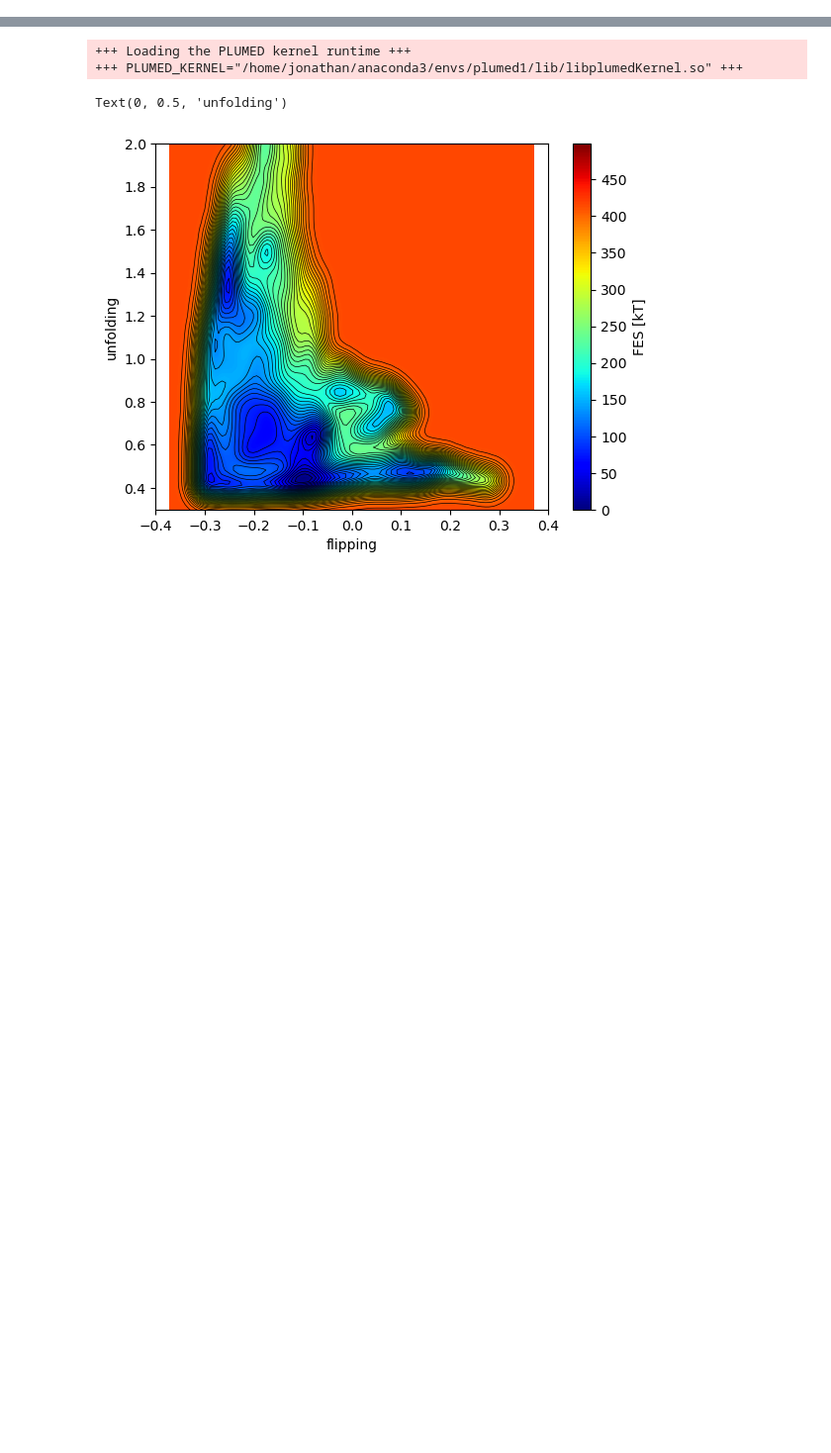
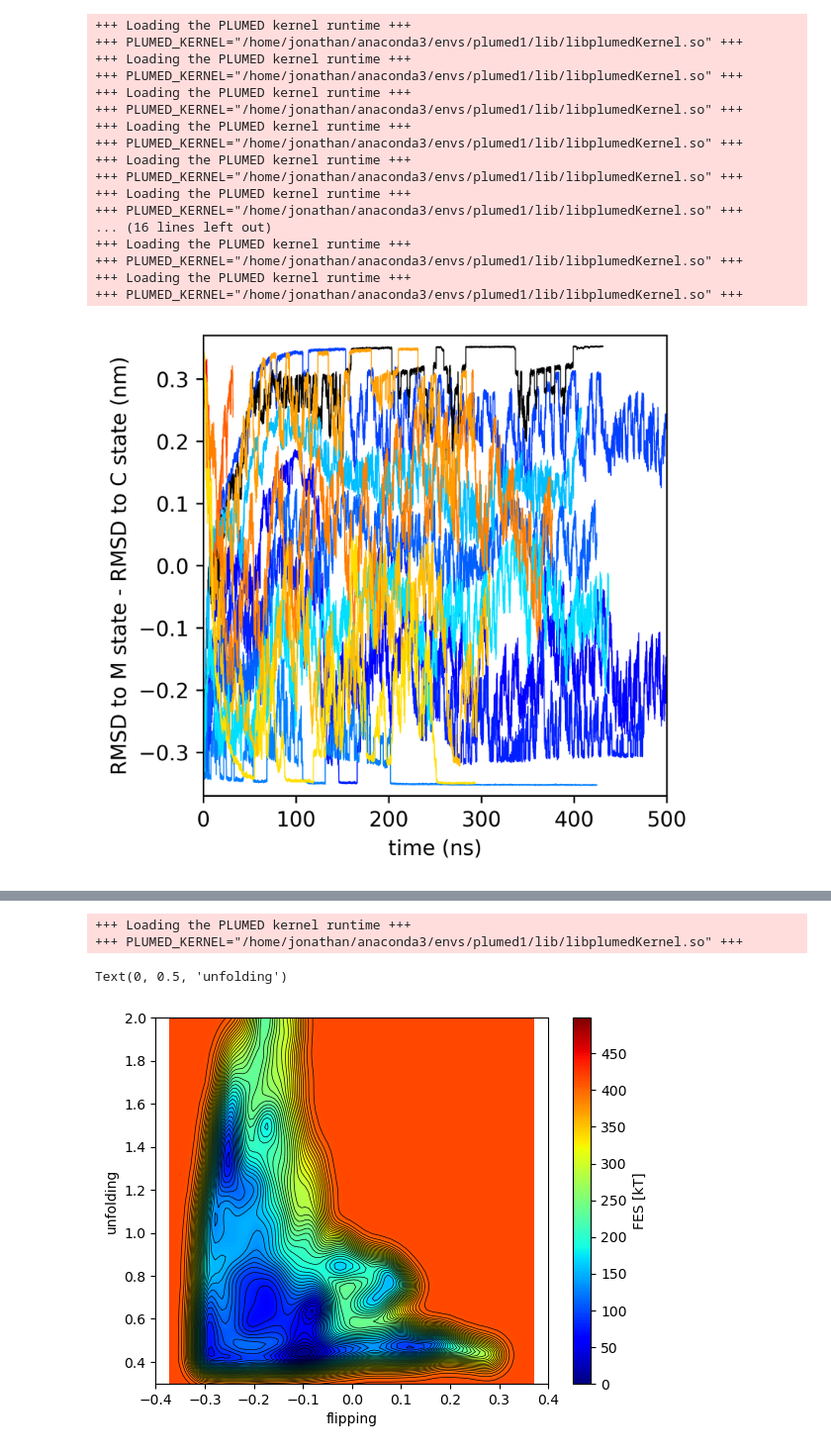
Before and after one commit to JonathanHB/aac1-nt-transport, a Jupyter notebook: metadynamics/run3/scripts/mtd-results-2.ipynb, the cells around one changed output, grey strips where cells are left out. Shown at 99% size. Saved outputs shown, nothing was run; the diff lists cells and outputs as text; code cells hidden in the pictures; blank space fills up the shorter version.

```diff
--- a/metadynamics/run3/scripts/mtd-results-2.ipynb
+++ b/metadynamics/run3/scripts/mtd-results-2.ipynb
@@ -4,6 +4,78 @@ import matplotlib.pyplot as plt
 import numpy as np
 import subprocess
 import os
+# %%
+plt.figure(figsize=(4,4),dpi=600)
+
+#c2
+
+test_state = "c"
+test_walker = 5
+
+nwalkers = 8
+for init_state in ["c","m"]:
+    for walker in range(nwalkers):
+        if init_state == "c":
+            infile = f"/home/jonathan/Documents/grabelab/aac1-nt-transport/metadynamics/run3/run_{init_state}/COLVAR.{walker}"
+        else:
+            infile = f"/home/jonathan/Documents/grabelab/aac1-nt-transport/metadynamics/run3/run_{init_state}/COLVAR.{walker}"
+        #infile = f"/home/jonathan/Documents/grabelab/aac1-ucp1/aac1/trajectories/plumed_tests/plumed/sys{system}/mwm{runnum}/{walker}/COLVAR"
+        colvar=plumed.read_as_pandas(infile)
+
+        freq = 1
+
+        time = list(colvar.time[::freq]*0.001*freq) #time in ns
+
+        delta = list(colvar.pc_f1b[::freq])
+        pc_c = list(colvar.pc_fc[::freq])
+        pc_m = list(colvar.pc_fm[::freq])
+
+        sigma = [i+j for i,j in zip(pc_c,pc_m)]
+        # pc_m = [-(i-j)/2 for i,j in zip(delta,sigma)]
+
+        # color_lightness_const = 1
+        # color_range_const = 1.5
+        # color_1 = color_lightness_const*(1-walker/(color_range_const*nwalkers))
+        # color_2 = color_lightness_const*walker/(color_range_const*nwalkers)
+        #fade_rg = 0.8 - 0.8*walker/nwalkers
+
+        # if i%2 == 0:
+        #     linestyle =
+
+        if init_state == test_state and walker == test_walker:
+            plt.plot(time, delta, color = (0,0,0), linewidth=0.5)
+        elif init_state == "c":
+            plt.plot(time, delta, color = (0,walker/nwalkers,1), linewidth=0.5)
+        elif init_state == "m":
+            plt.plot(time, delta, color = (1,walker/nwalkers,0), linewidth=0.5)
+        #plt.plot(delta, sigma)
+        #plt.scatter(delta, sigma)
+
+plt.xlabel("time (ns)")
+plt.ylabel("RMSD to M state - RMSD to C state (nm)")
+
+plt.xlim(0, 500)
+plt.ylim(-0.37,0.37)
+plt.show()
+# %% [output]
++++ Loading the PLUMED kernel runtime +++
++++ PLUMED_KERNEL="/home/jonathan/anaconda3/envs/plumed1/lib/libplumedKernel.so" +++
++++ Loading the PLUMED kernel runtime +++
++++ PLUMED_KERNEL="/home/jonathan/anaconda3/envs/plumed1/lib/libplumedKernel.so" +++
++++ Loading the PLUMED kernel runtime +++
++++ PLUMED_KERNEL="/home/jonathan/anaconda3/envs/plumed1/lib/libplumedKernel.so" +++
++++ Loading the PLUMED kernel runtime +++
++++ PLUMED_KERNEL="/home/jonathan/anaconda3/envs/plumed1/lib/libplumedKernel.so" +++
++++ Loading the PLUMED kernel runtime +++
++++ PLUMED_KERNEL="/home/jonathan/anaconda3/envs/plumed1/lib/libplumedKernel.so" +++
++++ Loading the PLUMED kernel runtime +++
++++ PLUMED_KERNEL="/home/jonathan/anaconda3/envs/plumed1/lib/libplumedKernel.so" +++
+... (16 lines left out)
++++ Loading the PLUMED kernel runtime +++
++++ PLUMED_KERNEL="/home/jonathan/anaconda3/envs/plumed1/lib/libplumedKernel.so" +++
++++ Loading the PLUMED kernel runtime +++
++++ PLUMED_KERNEL="/home/jonathan/anaconda3/envs/plumed1/lib/libplumedKernel.so" +++
+[figure, added]
 # %%
 plt.figure(figsize=(4,4),dpi=600)
 
```
Also changed, not shown: parts of 5 cells of this notebook, 3 other files.
